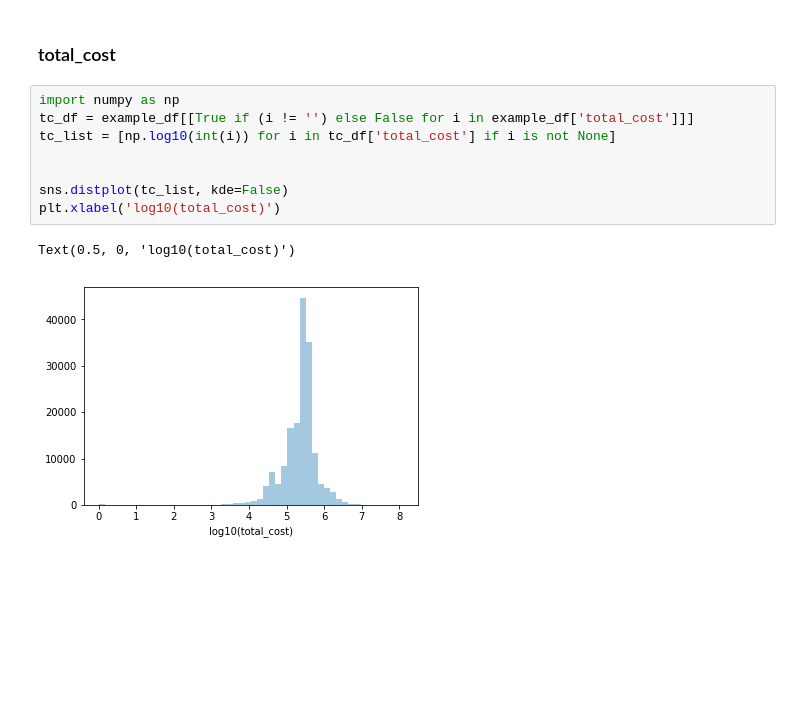
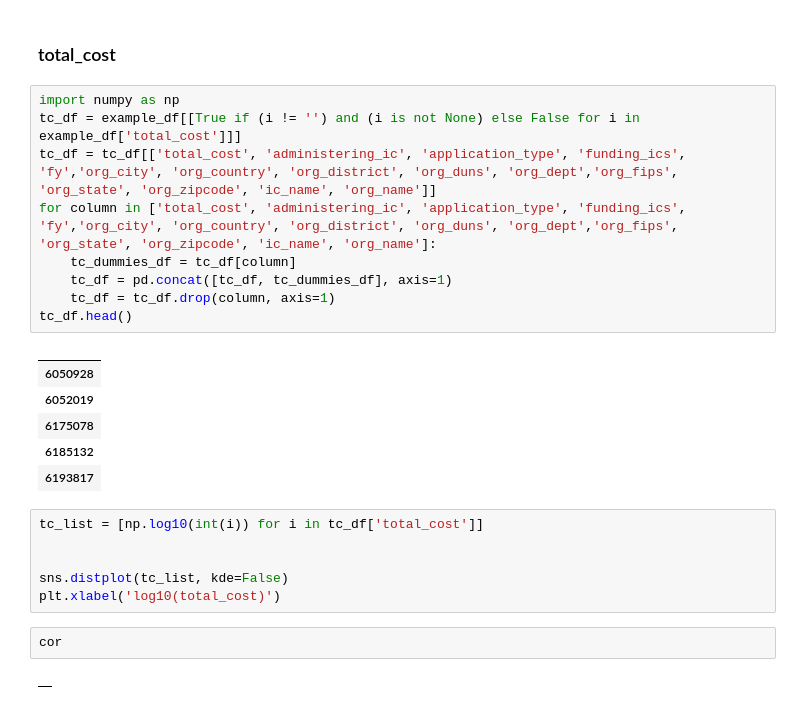
Before and after one commit to mrtoronto/nih_project_data, a Jupyter notebook: get_nih_data.ipynb, the cells around one changed output. Drawn from its saved outputs; the diff is of its cells as text; blank space fills up the shorter version.

```diff
--- a/get_nih_data.ipynb
+++ b/get_nih_data.ipynb
@@ -303,14 +315,29 @@ plt.show()
 [figure]
 # %% [markdown]
 ### total_cost
+# %%
+import numpy as np
+tc_df = example_df[[True if (i != '') and (i is not None) else False for i in example_df['total_cost']]]
+tc_df = tc_df[['total_cost', 'administering_ic', 'application_type', 'funding_ics', 'fy','org_city', 'org_country', 'org_district', 'org_duns', 'org_dept','org_fips', 'org_state', 'org_zipcode', 'ic_name', 'org_name']]
+for column in ['total_cost', 'administering_ic', 'application_type', 'funding_ics', 'fy','org_city', 'org_country', 'org_district', 'org_duns', 'org_dept','org_fips', 'org_state', 'org_zipcode', 'ic_name', 'org_name']:
+    tc_dummies_df = tc_df[column]
+    tc_df = pd.concat([tc_df, tc_dummies_df], axis=1)
+    tc_df = tc_df.drop(column, axis=1)
+tc_df.head()
+# %% [output]
+|  |
+| 6050928 |
+| 6052019 |
+| 6175078 |
+| 6185132 |
+| 6193817 |
 # %%
-import numpy as np
-tc_df = example_df[[True if (i != '') else False for i in example_df['total_cost']]]
-tc_list = [np.log10(int(i)) for i in tc_df['total_cost'] if i is not None]
+tc_list = [np.log10(int(i)) for i in tc_df['total_cost']]
 
 
 sns.distplot(tc_list, kde=False)
 plt.xlabel('log10(total_cost)')
-# %% [output]
-Text(0.5, 0, 'log10(total_cost)')
-[figure, removed]
+# %%
+cor
+# %% [output]
+|  |
```
Also changed, not shown: parts of 5 cells of this notebook.
